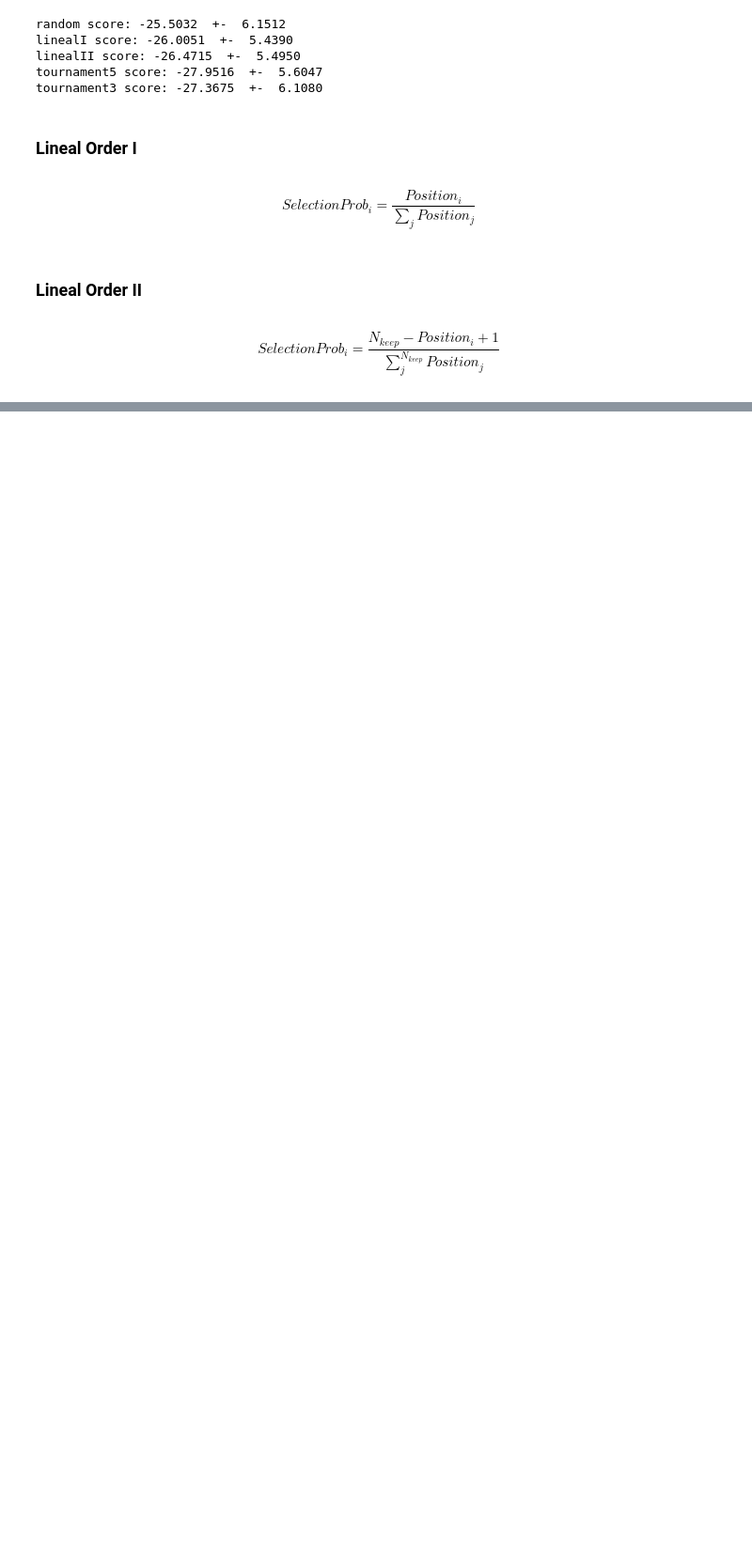
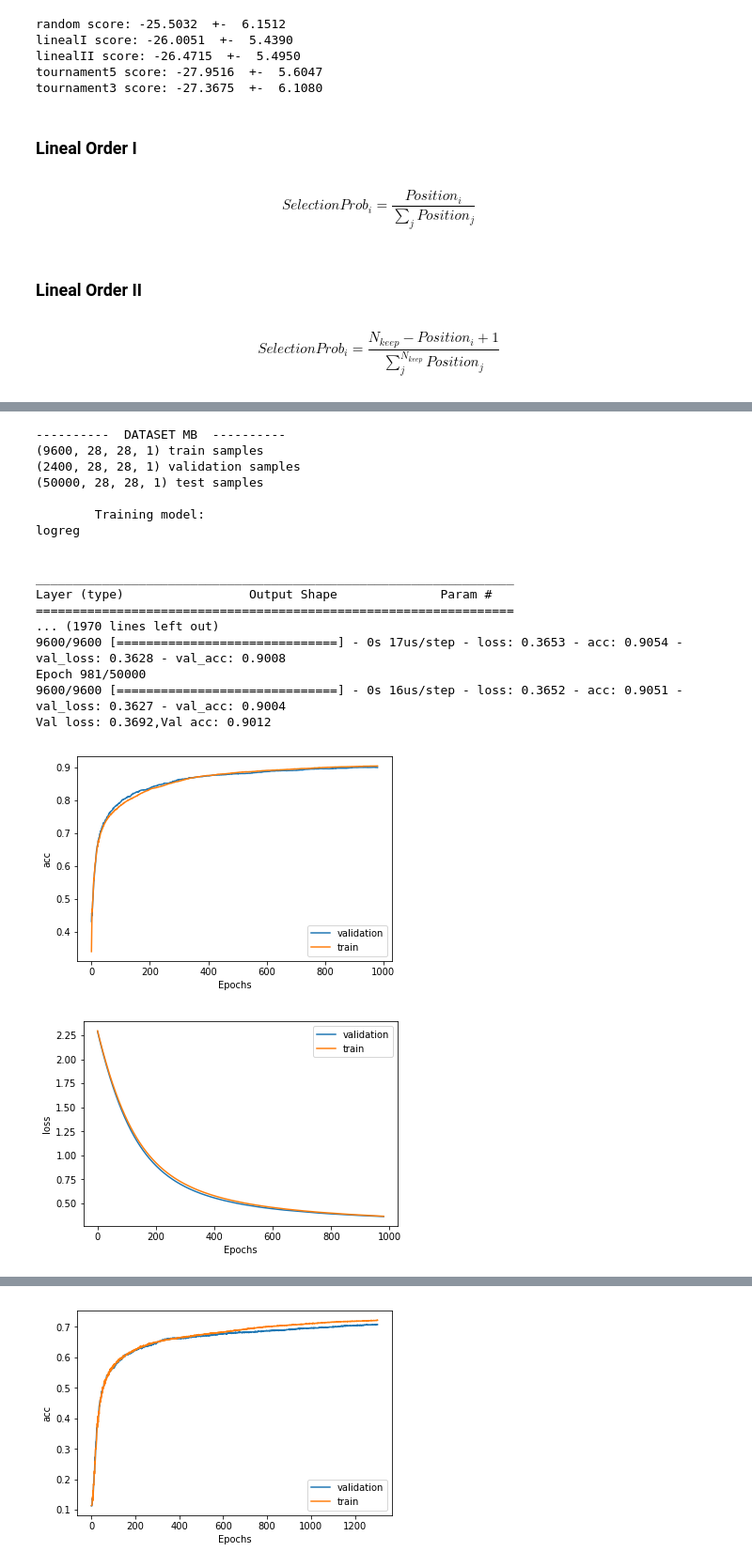
Before and after one commit to DanielMontecino/NeuroEvolution, a Jupyter notebook: pruebas.ipynb, the cells around one changed output, grey strips where cells are left out. Shown at 94% size. Drawn from its saved outputs; the diff is of its cells as text; code cells hidden in the pictures; blank space fills up the shorter version.

```diff
--- a/pruebas.ipynb
+++ b/pruebas.ipynb
@@ -430,0 +524,46 @@ SelectionProb_i = \frac{N_{keep} - Position_i + 1}{\sum_{j}^{N_{keep}}{Position_
+# %%
+logreg = Cromosome([])
+simplest = Cromosome([Layer(830, 'prelu', 0.654)])
+baseline = Cromosome([Layer(512, 'relu', 0.2), Layer(512, 'relu', 0.2)])
+best = Cromosome([Layer(830, 'prelu', 0.654), Layer(782, 'tanh', 0.166), Layer(28, 'elu', 0.062)])
+
+models = {'logreg':logreg, 'simplest':simplest, 'baseline':baseline, 'best':best}
+datasets = ['MB', 'MBI', 'MRB', 'MRD', 'MRDBI']
+results = {}
+
+for dataset in datasets:
+    print("-"*10 + "  DATASET %s  " % dataset + "-"*10)
+    # Load data
+    dm = DataManager(dataset, clases=classes, folder_var_mnist=folder)
+    data = dm.load_data()
+    fitness = Fitness.get_instance()
+    fitness.set_params(data, verbose=verbose, reduce_plateau=redu_plat,
+                       epochs=epochs, early_stop=early_stop)
+    for tag, model in models.items():
+        if dataset != 'MRDBI' and tag!='logreg':
+            continue
+        print("\n\tTraining model:")
+        print(tag)
+        print(model, end='\n\n')
+        score = model.fitness()
+        results[(model.__repr__(), dataset)] = score
+# %% [output]
+----------  DATASET MB  ----------
+(9600, 28, 28, 1) train samples
+(2400, 28, 28, 1) validation samples
+(50000, 28, 28, 1) test samples
+
+        Training model:
+logreg
+
+
+_________________________________________________________________
+Layer (type)                 Output Shape              Param #
+=================================================================
+... (1970 lines left out)
+9600/9600 [==============================] - 0s 17us/step - loss: 0.3653 - acc: 0.9054 - val_loss: 0.3628 - val_acc: 0.9008
+Epoch 981/50000
+9600/9600 [==============================] - 0s 16us/step - loss: 0.3652 - acc: 0.9051 - val_loss: 0.3627 - val_acc: 0.9004
+Val loss: 0.3692,Val acc: 0.9012
+[figure, added]
+[figure, added]
@@ -430,0 +587 @@ SelectionProb_i = \frac{N_{keep} - Position_i + 1}{\sum_{j}^{N_{keep}}{Position_
+[figure, added]
```
Also changed, not shown: parts of 8 cells of this notebook, 4 other files.
